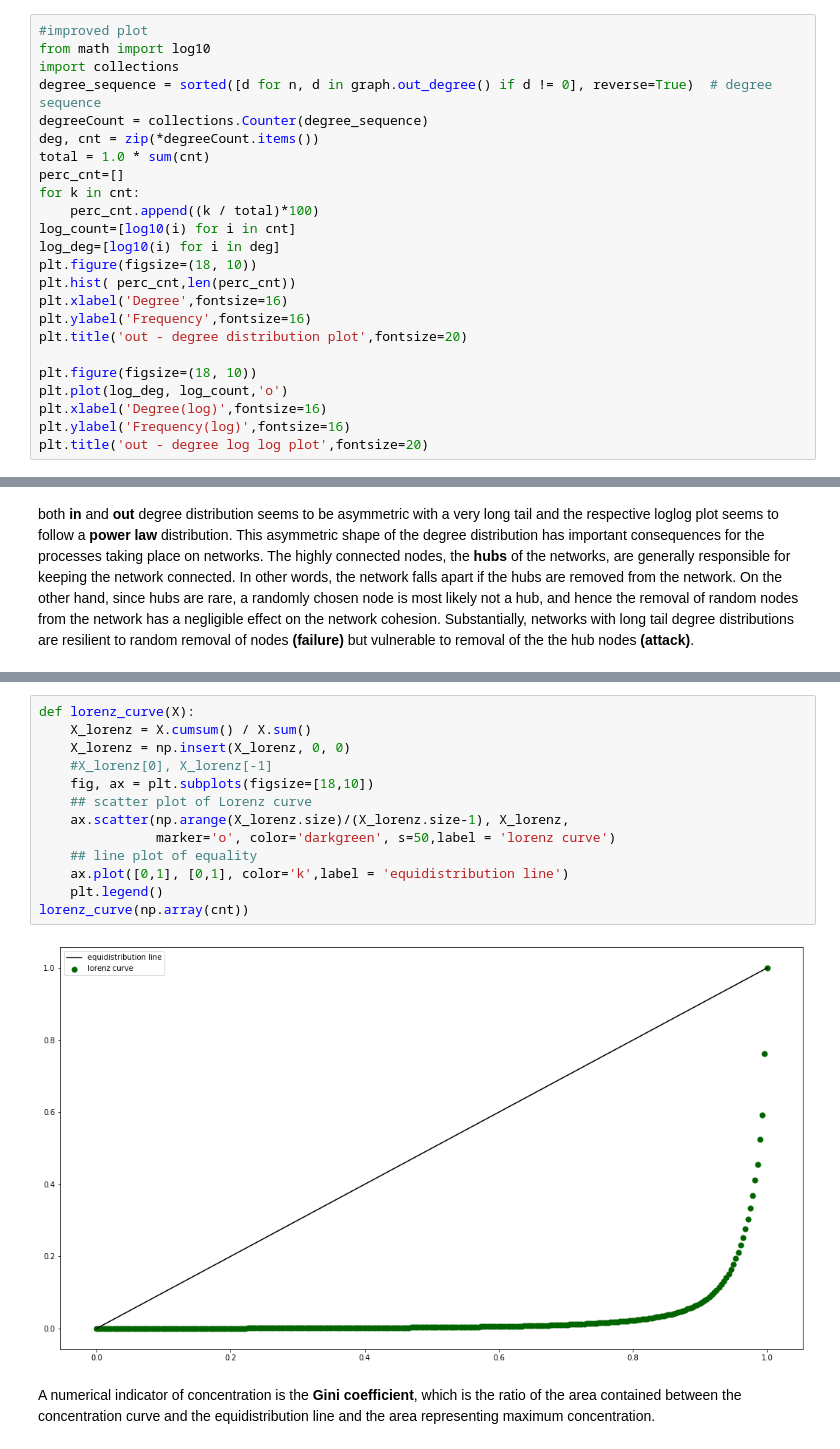
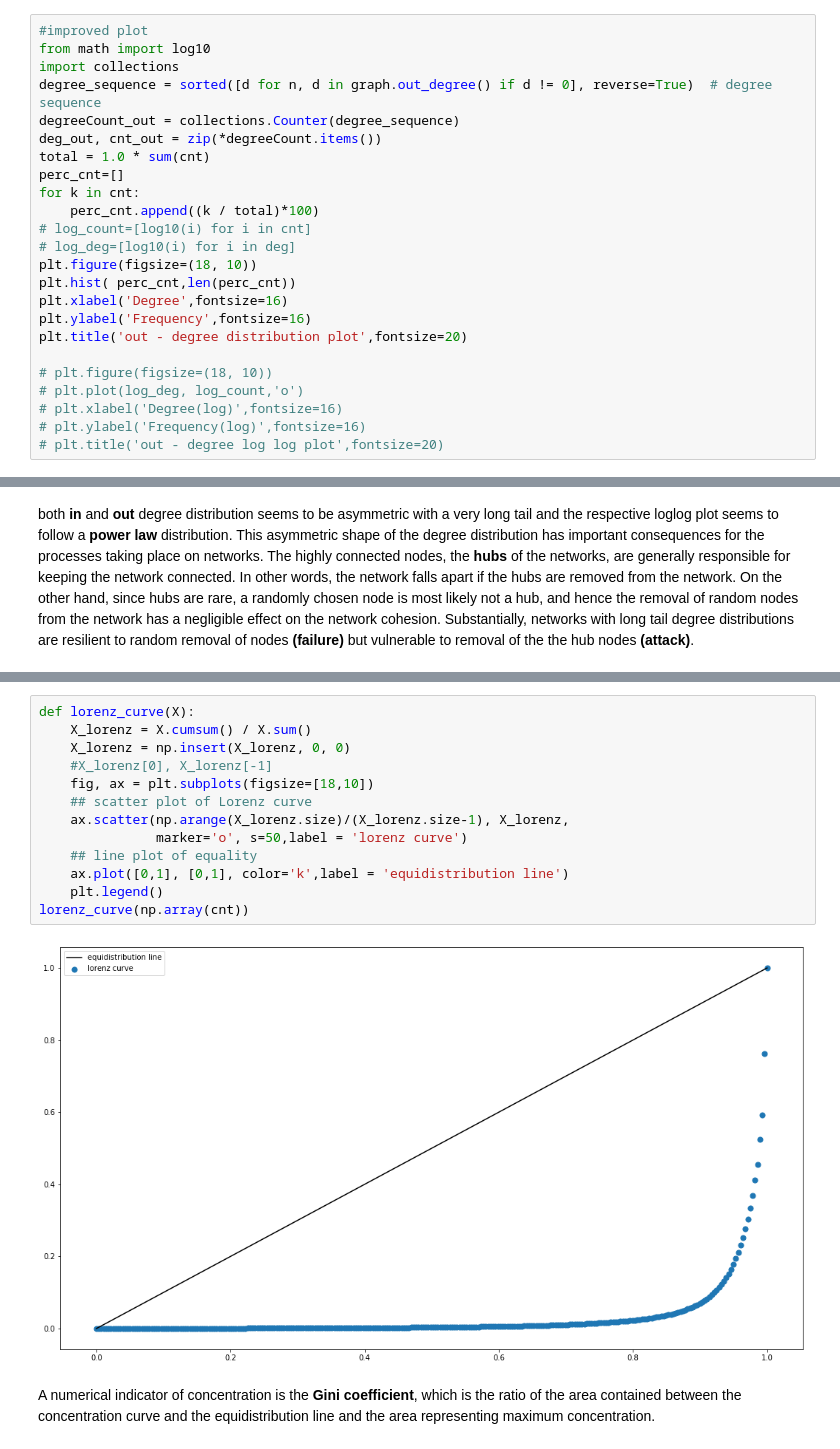
Before and after one commit to randomlulli/ADM-HW5, a Jupyter notebook: ADM_HW_5.ipynb, the cells around one changed output, grey strips where cells are left out. Cells and saved outputs as stored; diff of their text form.

Commit message:
improved distribution plot

```diff
--- a/ADM_HW_5.ipynb
+++ b/ADM_HW_5.ipynb
@@ -153,23 +153,23 @@ Text(0.5, 1.0, 'in - degree log log plot')
 from math import log10
 import collections
 degree_sequence = sorted([d for n, d in graph.out_degree() if d != 0], reverse=True)  # degree sequence
-degreeCount = collections.Counter(degree_sequence)
-deg, cnt = zip(*degreeCount.items())
+degreeCount_out = collections.Counter(degree_sequence)
+deg_out, cnt_out = zip(*degreeCount.items())
 total = 1.0 * sum(cnt)
 perc_cnt=[]
 for k in cnt:
     perc_cnt.append((k / total)*100)
-log_count=[log10(i) for i in cnt]
-log_deg=[log10(i) for i in deg]
+# log_count=[log10(i) for i in cnt]
+# log_deg=[log10(i) for i in deg]
 plt.figure(figsize=(18, 10))
 plt.hist( perc_cnt,len(perc_cnt))
 plt.xlabel('Degree',fontsize=16)
 plt.ylabel('Frequency',fontsize=16)
 plt.title('out - degree distribution plot',fontsize=20)
 
-plt.figure(figsize=(18, 10))
-plt.plot(log_deg, log_count,'o')
-plt.xlabel('Degree(log)',fontsize=16)
-plt.ylabel('Frequency(log)',fontsize=16)
-plt.title('out - degree log log plot',fontsize=20)
+# plt.figure(figsize=(18, 10))
+# plt.plot(log_deg, log_count,'o')
+# plt.xlabel('Degree(log)',fontsize=16)
+# plt.ylabel('Frequency(log)',fontsize=16)
+# plt.title('out - degree log log plot',fontsize=20)
 # %% [output]
@@ -185,18 +184,18 @@ A useful representation of concentration is the **Lorenz concentration curve**.
 # %%
 def lorenz_curve(X):
     X_lorenz = X.cumsum() / X.sum()
     X_lorenz = np.insert(X_lorenz, 0, 0)
     #X_lorenz[0], X_lorenz[-1]
     fig, ax = plt.subplots(figsize=[18,10])
     ## scatter plot of Lorenz curve
     ax.scatter(np.arange(X_lorenz.size)/(X_lorenz.size-1), X_lorenz,
-               marker='o', color='darkgreen', s=50,label = 'lorenz curve')
+               marker='o', s=50,label = 'lorenz curve')
     ## line plot of equality
     ax.plot([0,1], [0,1], color='k',label = 'equidistribution line')
     plt.legend()
 lorenz_curve(np.array(cnt))
 # %% [output]
-[figure, old version]
+[figure, new version]
 # %% [markdown]
 A numerical indicator of concentration is the **Gini coefficient**, which is the ratio of the area contained between the concentration curve and the equidistribution line and the area representing maximum concentration.
 # %%
```
Also changed, not shown: parts of 3 cells of this notebook.
